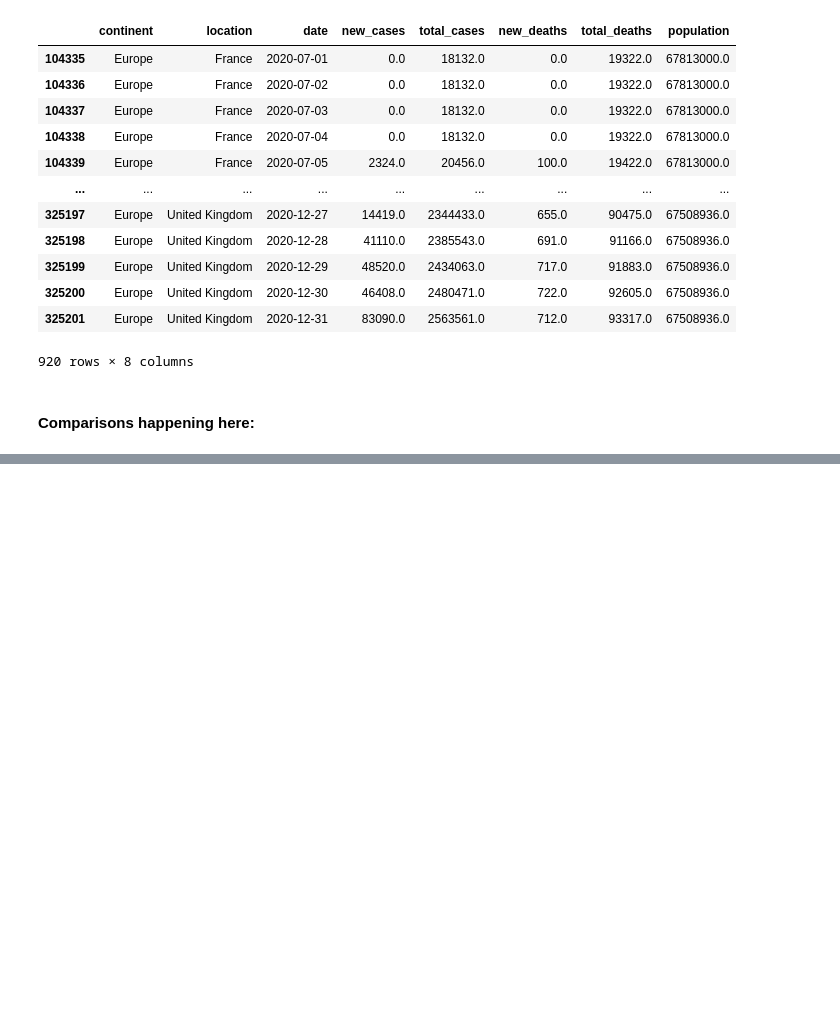
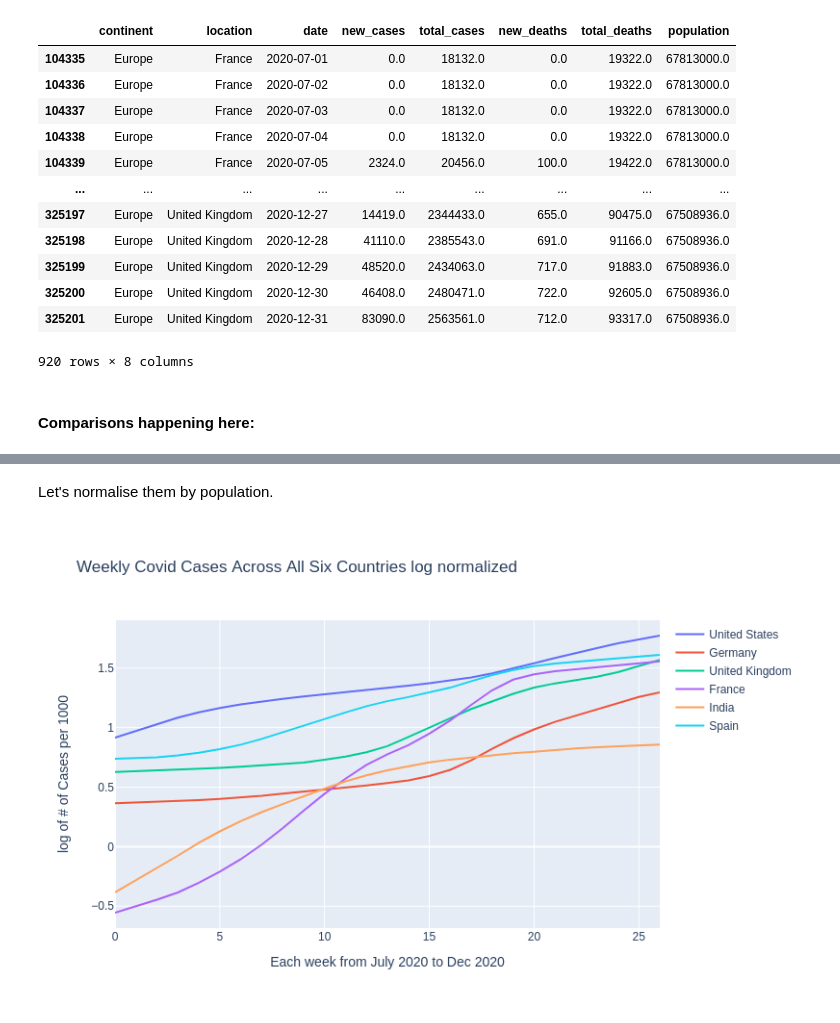
Before and after one commit to usman-z/CSC_405, a Jupyter notebook: Team/Stage 2/Stage_2.ipynb, the cells around one changed output, grey strips where cells are left out. Drawn from its saved outputs; the diff is of its cells as text; code cells hidden in the pictures; blank space fills up the shorter version.

```diff
--- a/Team/Stage 2/Stage_2.ipynb
+++ b/Team/Stage 2/Stage_2.ipynb
@@ -246,0 +273,28 @@ Boolean Series key will be reindexed to match DataFrame index.
+# %% [markdown]
+Let's normalise them by population.
+# %%
+country_cases_normalized = pd.DataFrame({
+  "United States": country_cases["United States"] / 333000,
+  "Germany": country_cases["Germany"] / 84000,
+  "United Kingdom": country_cases["United Kingdom"] / 67000,
+  "France": country_cases["France"] / 65000,
+  "India":country_cases["India"] / 1420000,
+  "Spain": country_cases["Spain"] / 47000
+})
+
+fig = go.Figure()
+for country in country_cases_normalized.columns:
+    fig.add_trace(go.Scatter(x=country_cases_normalized.index, y=np.log10(country_cases_normalized[country]), mode='lines', name=country))
+fig.update_layout(
+    title='Weekly Covid Cases Across All Six Countries log normalized',
+    xaxis=dict(title='Each week from July 2020 to Dec 2020'),
+    yaxis=dict(title='log of # of Cases per 1000'),
+    showlegend=True,
+    width=800,
+    height=500
+)
+
+fig.write_image("five_countries_comparison_cases_norm.png")
+Image(filename="five_countries_comparison_cases_norm.png")
+# %% [output]
+[figure, added]
```
Also changed, not shown: parts of 11 cells of this notebook, 10 other files.
